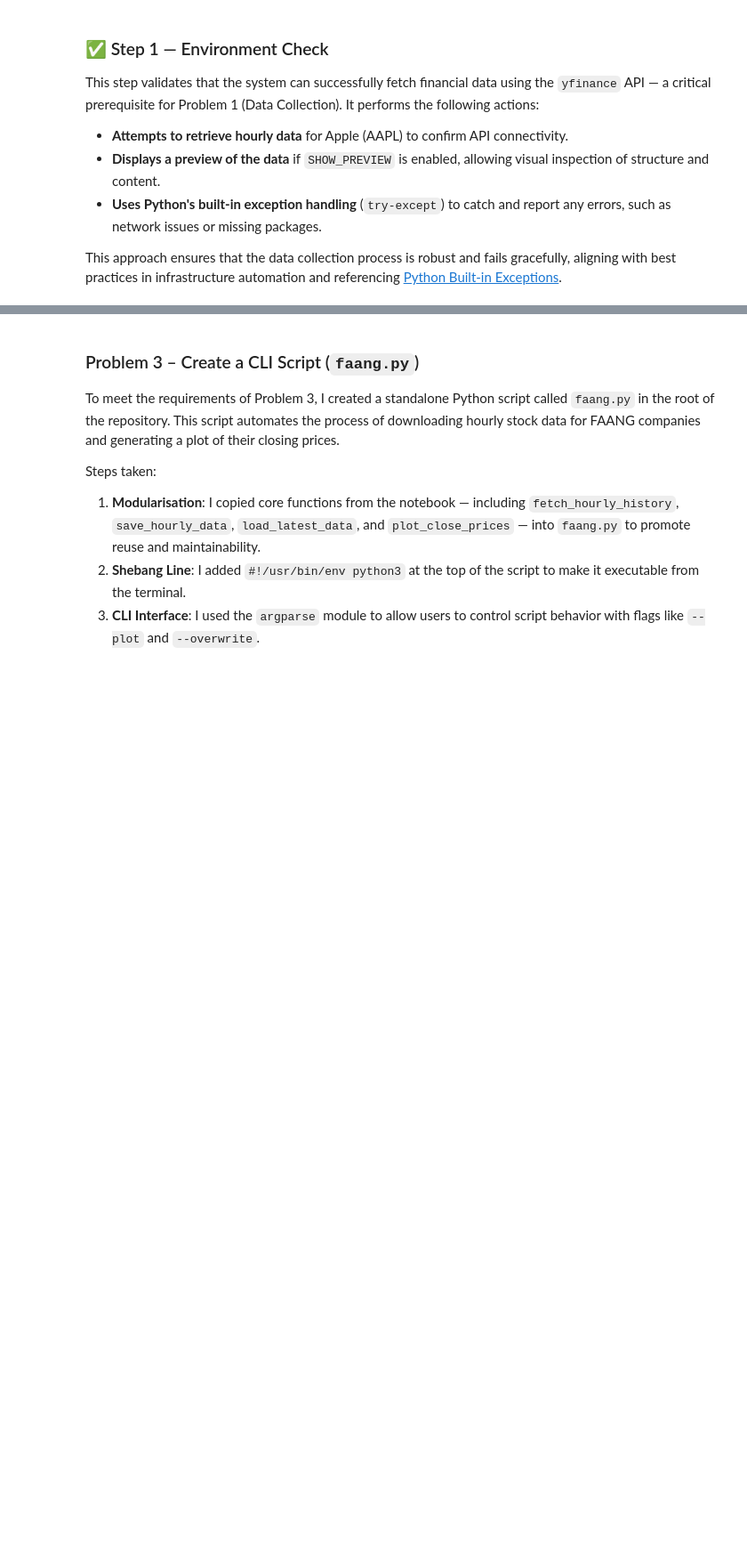
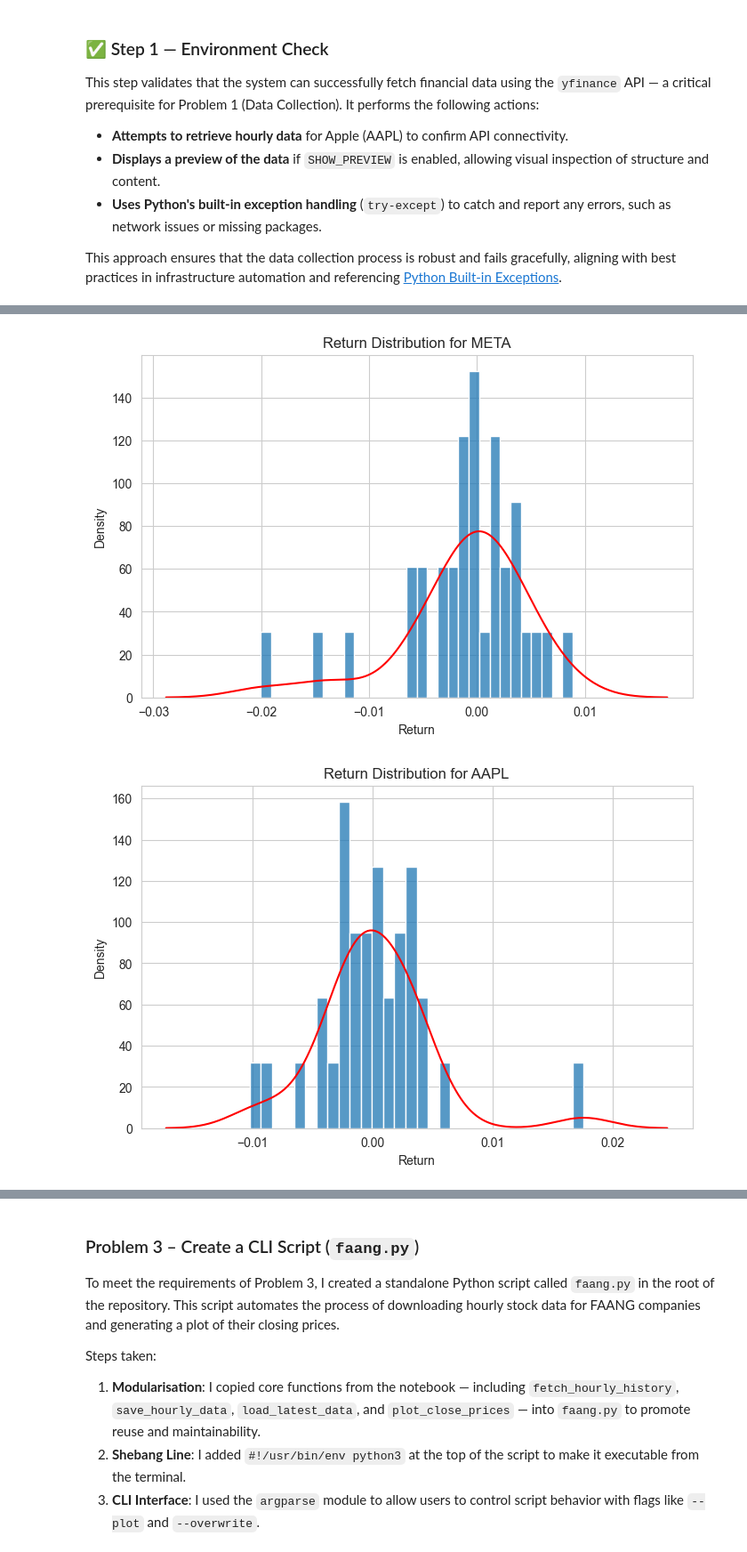
Before and after one commit to ECronin1973/computer_infrastructure, a Jupyter notebook: problems.ipynb, the cells around one changed output, grey strips where cells are left out. Shown at 89% size. Drawn from its saved outputs; the diff is of its cells as text; code cells hidden in the pictures; blank space fills up the shorter version.

```diff
--- a/problems.ipynb
+++ b/problems.ipynb
@@ -398,0 +595,58 @@ plt.show()
+# %%
+# Step 8 — Histogram + KDE of Returns
+for sym, df in data.items():
+    # Ensure Return column exists
+    if 'Return' not in df.columns:
+        df['Return'] = df['Close'].pct_change()
+
+    # Convert to numeric and drop NaN
+    returns = pd.to_numeric(df['Return'], errors='coerce').dropna()
+
+    # Plot only if we have valid data
+    if not returns.empty:
+        plt.figure(figsize=(8, 5))
+        # Use the 'x=' parameter to avoid type-checker complaints about positional Series
+        sns.histplot(x=returns, bins=30, stat="density")
+        sns.kdeplot(x=returns, color="red")
+        plt.title(f"Return Distribution for {sym}")
+        plt.xlabel("Return")
+        plt.ylabel("Density")
+        plt.show()
+    else:
+        print(f"{sym}: ⚠️ No valid returns to plot")
+
+
+# Boxplot of returns
+# Keep using a DataFrame for seaborn.boxplot; align series by resetting index to avoid long alignment NaNs if desired.
+returns_df = pd.DataFrame({sym: df['Return'].dropna().reset_index(drop=True) for sym, df in data.items()})
+plt.figure(figsize=(10, 6))
+sns.boxplot(data=returns_df)
+plt.title("Return Volatility Across FAANG Stocks")
+plt.ylabel("Return")
+plt.show()
+
+# Rolling average plots
+for sym, df in data.items():
+    # Prefer using the Date column (converted to datetime) for the x-axis
+    if 'Date' in df.columns:
+        x = pd.to_datetime(df['Date'], errors='coerce')
+    else:
+        x = pd.to_datetime(df.index, errors='coerce')
+
+    # Ensure RollingMean exists
+    if 'RollingMean' in df.columns:
+        rm = df['RollingMean']
+    else:
+        rm = df['Close'].rolling(window=30).mean()
+
+    plt.figure(figsize=(10, 5))
+    plt.plot(x, df['Close'], label=f"{sym} Close")
+    plt.plot(x, rm, label=f"{sym} 30-period MA")
+    plt.title(f"{sym} Closing Price vs Rolling Average")
+    plt.xlabel("Date (UTC)")
+    plt.ylabel("Price (USD)")
+    plt.legend()
+    plt.show()
+# %% [output]
+[figure, added]
+[figure, added]
```
Also changed, not shown: parts of 26 cells of this notebook, 11 other files.
